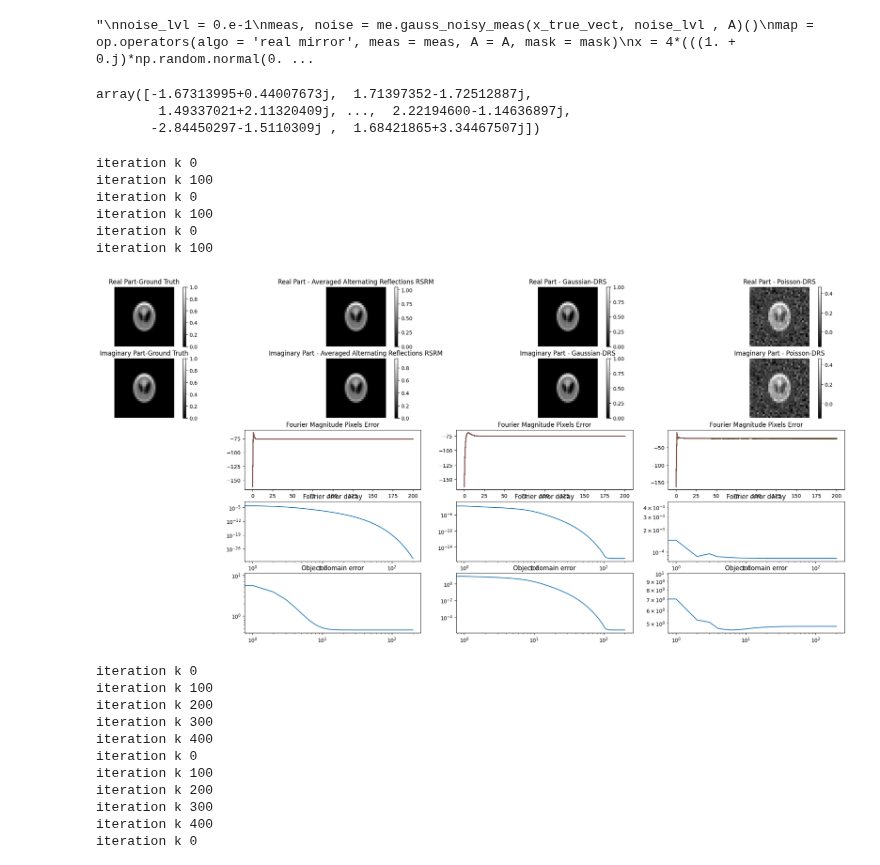
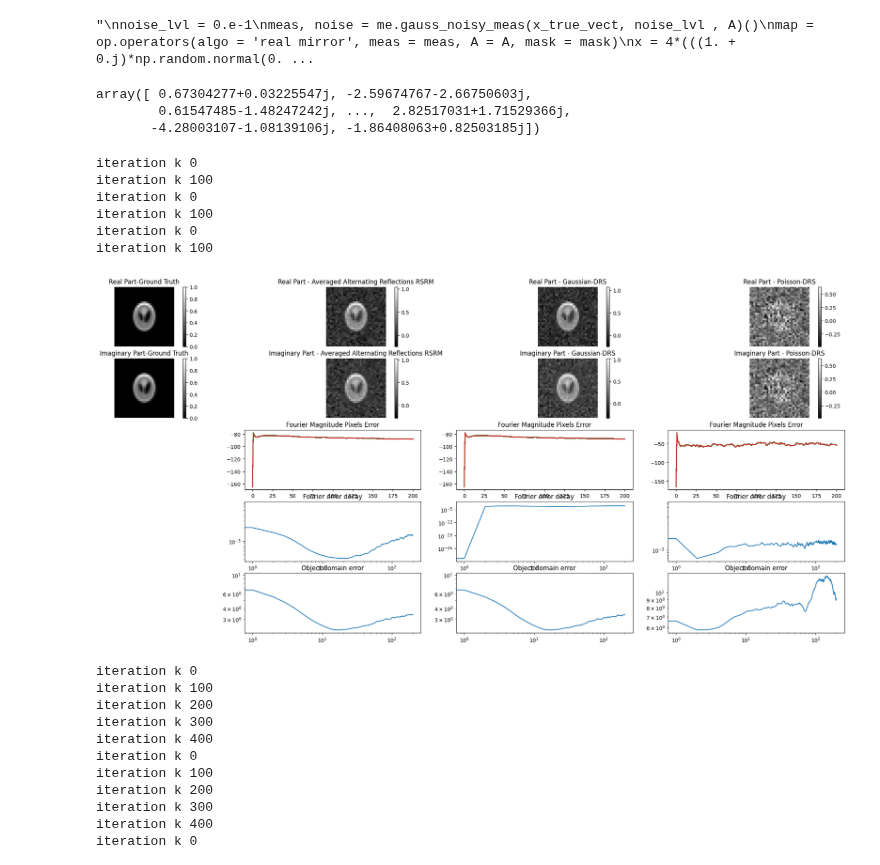
Before and after one commit to JeremieSefo/PhaseRetrievalMirror, a Jupyter notebook: retrieve phase.ipynb, the cells around one changed output. Saved outputs shown, nothing was run; the diff lists cells and outputs as text; code cells hidden in the pictures.

```diff
--- a/retrieve phase.ipynb
+++ b/retrieve phase.ipynb
@@ -9,7 +9,7 @@ from SetUpImage import setUpImage
 from Displays import phase_retrie_plots
 # %%
 Nx, Ny = 32, 32
-rx, ry = 2, 2
+rx, ry = 1, 1
 n = Nx * Ny
 
 #true_images = setUpImage(Nx, Ny)
@@ -93,9 +93,9 @@ m = Qx * Qy
 X = 4*(((1. + 0.j)*np.random.normal(0.5, 0.25, size = (m, ) )) +  (0. + 1.j)*np.random.normal(0.5, 0.25, size = (m, ) ))
 A.p_inv(X)
 # %% [output]
-array([-1.67313995+0.44007673j,  1.71397352-1.72512887j,
-        1.49337021+2.11320409j, ...,  2.22194600-1.14636897j,
-       -2.84450297-1.5110309j ,  1.68421865+3.34467507j])
+array([ 0.67304277+0.03225547j, -2.59674767-2.66750603j,
+        0.61547485-1.48247242j, ...,  2.82517031+1.71529366j,
+       -4.28003107-1.08139106j, -1.86408063+0.82503185j])
 # %%
 
 #A_pinv = np.linalg.pinv(A.Matrix) # A is full rank and unital. So use A_pinv = A* to be faster
@@ -132,36 +132,36 @@ Algos = ['Hybrid Input-Output',  'Averaged Alternating Reflections RSRM', 'Avera
 Algos = ['Averaged Alternating Reflections RSRM',   'Gaussian-DRS', 'Poisson-DRS'] #,'Averaged Alternating Reflections RSRM', 'Gaussian-DRS',  'Poisson-DRS' #'Averaged Alternating Reflections', 'real mirror' , 'complex mirror'  'Poisson-DRS' 'Poisson-DRS' 'Error Reduction : support prior'
 Algos_group.append(Algos)
 
 for Algos in Algos_group:
     for i in idx:
         X_sols = []
         x_true = true_images[i]
         x_true_vect = x_true.reshape(Nx * Ny, )
         maxiter = 200
         kappa  = 0.9
         xi = 12
-        noise_lvl = 0.e-1
+        noise_lvl = 1.e-1
         noise_lvl_init = 1.e+1 #If not 0, iterative projections algo: ER, HIO, even AAR stagnate at local minima. error is 1e-7 instead of 1e-37 for instance
         meas, noise = me.gauss_noisy_meas(x_true_vect, noise_lvl , A)()
         meas = meas.flatten()
         L = 1 * op.smoothnessPara_L(A.Matrix, noise)
         #print("meas", meas)
         x0 = op.initialise(n, meas, A.Matrix, type ='Gaussian', real = 1, imag = 1, x_true_vect = x_true_vect, mask = mask, noise_lvl = noise_lvl_init**(0.5) )
         for Algo in Algos:
             map = op.operators(algo = Algo, meas = meas, A = A, mask = mask)
             x_sols, space = solve.phase_retrieval(L, kappa, xi, Algo, map, mask, n, A,  A.Matrix, A.p_inv, meas, maxiter, x0,
-                                                  x_true_vect, IO_OO_HIO_beta = [1, 1., 1.], TvIter = 10, TvAlpha = 0.0, rho_Gau_Poi = [[1., 0.5], .1] )
+                                                  x_true_vect, IO_OO_HIO_beta = [1, 1., 1.], TvIter = 10, TvAlpha = 0.0, rho_Gau_Poi = [[0., 0.5], .1] ) #Gaussion rho = .5 outperforms AAR
                                                                                                                 #np.conj(A.Matrix).T #TvAlpha = 0.045 # poisson TvAlpha =0.02 #  Don't regularise Fourier
             X_sols.append(x_sols)
         phase_retrie_plots(i, true_images, X_sols, map, A, meas, maxiter, space, Algos)
 # %% [output]
 iteration k 0
 iteration k 100
 iteration k 0
 iteration k 100
 iteration k 0
 iteration k 100
-[figure, old version]
+[figure, new version]
 # %%
 from DisplayAlternate import phase_retrie_plots_alternate
 idx = [3]#np.arange(len(true_images)) #[0, 1] # np.arange(1)
```
Also changed, not shown: 3 other files.
